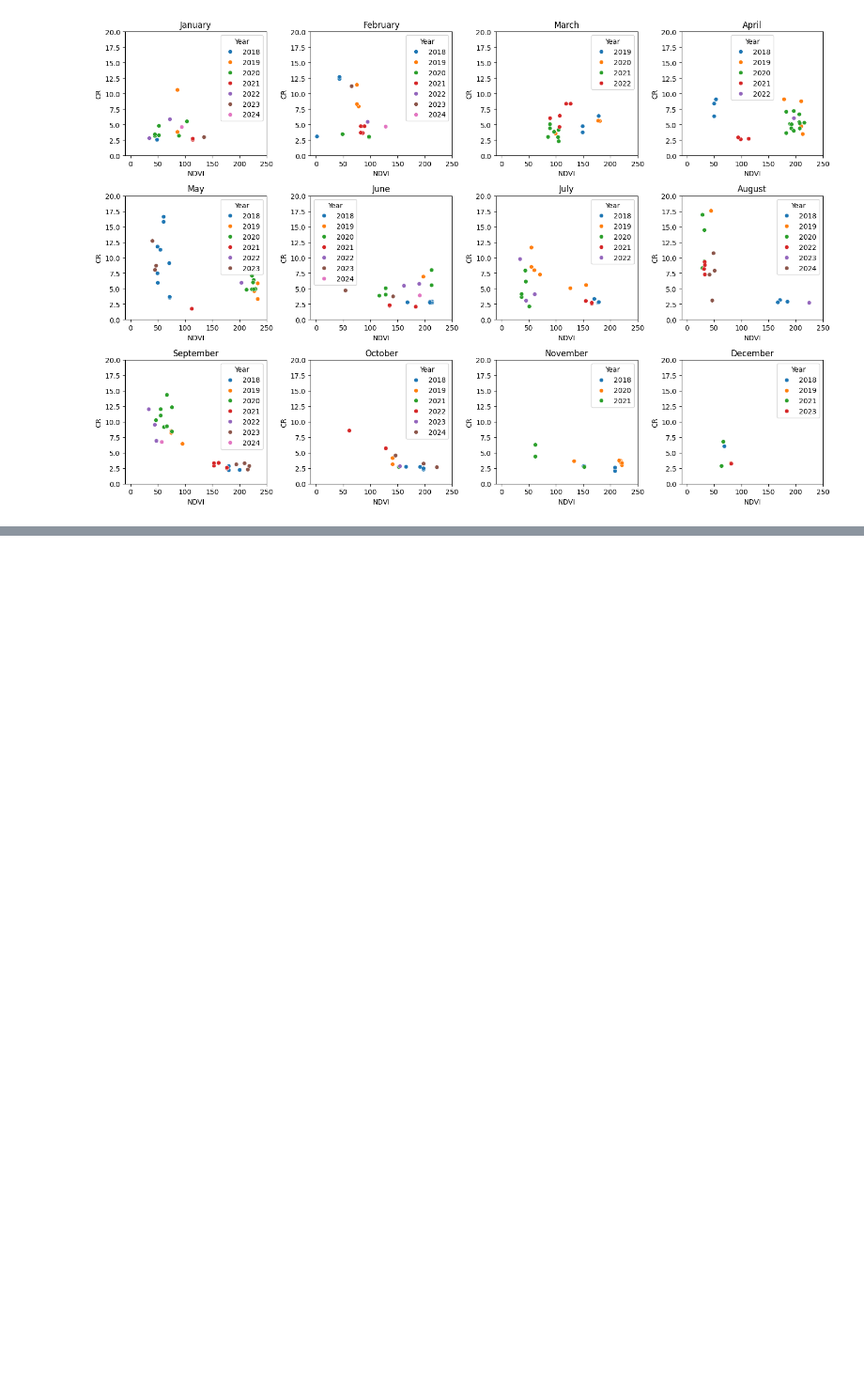
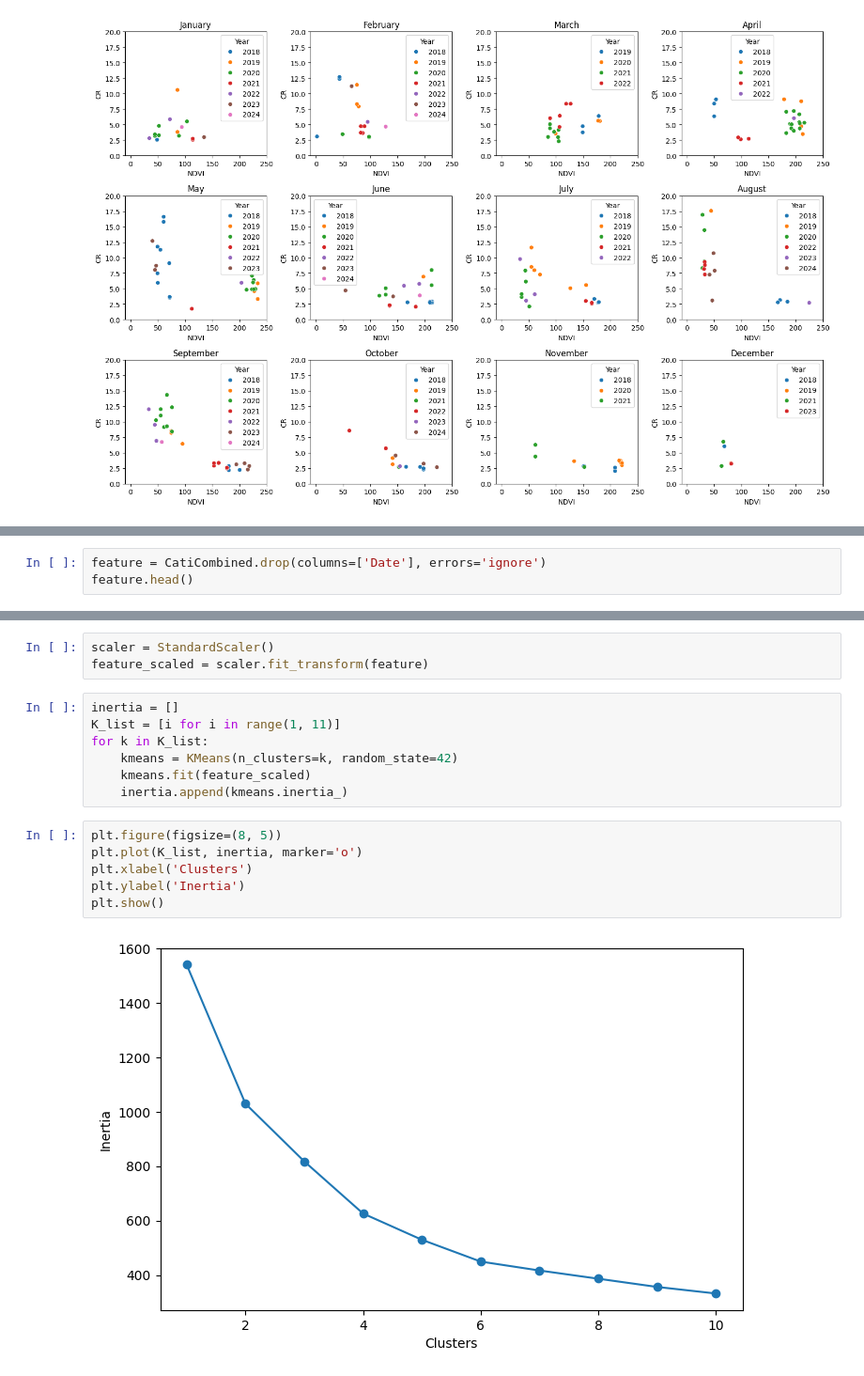
Before and after one commit to MathysVinatier/PMI_detection_TillageLabour, a Jupyter notebook: Analysis/analysis_on_NDVI_VV_VH.ipynb, the cells around one changed output, grey strips where cells are left out. Shown at 94% size. Saved outputs shown, nothing was run; the diff lists cells and outputs as text; blank space fills up the shorter version.

Commit message:
Analysis for clustering

```diff
--- a/Analysis/analysis_on_NDVI_VV_VH.ipynb
+++ b/Analysis/analysis_on_NDVI_VV_VH.ipynb
@@ -89,0 +102,3 @@ plt.show()
+# %%
+feature = CatiCombined.drop(columns=['Date'], errors='ignore')
+feature.head()
@@ -89,0 +112,18 @@ plt.show()
+# %%
+scaler = StandardScaler()
+feature_scaled = scaler.fit_transform(feature)
+# %%
+inertia = []
+K_list = [i for i in range(1, 11)]
+for k in K_list:
+    kmeans = KMeans(n_clusters=k, random_state=42)
+    kmeans.fit(feature_scaled)
+    inertia.append(kmeans.inertia_)
+# %%
+plt.figure(figsize=(8, 5))
+plt.plot(K_list, inertia, marker='o')
+plt.xlabel('Clusters')
+plt.ylabel('Inertia')
+plt.show()
+# %% [output]
+[figure, added]
```
Also changed, not shown: parts of 29 cells of this notebook.
